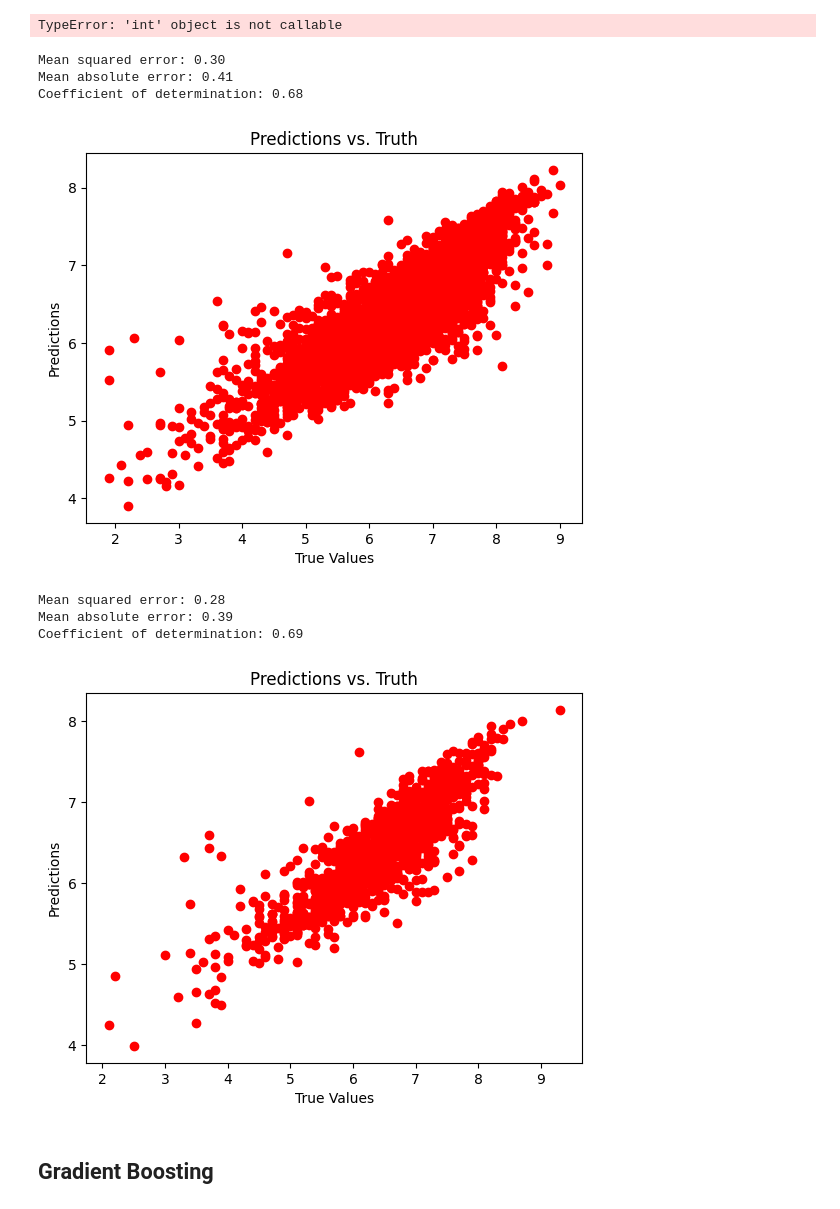
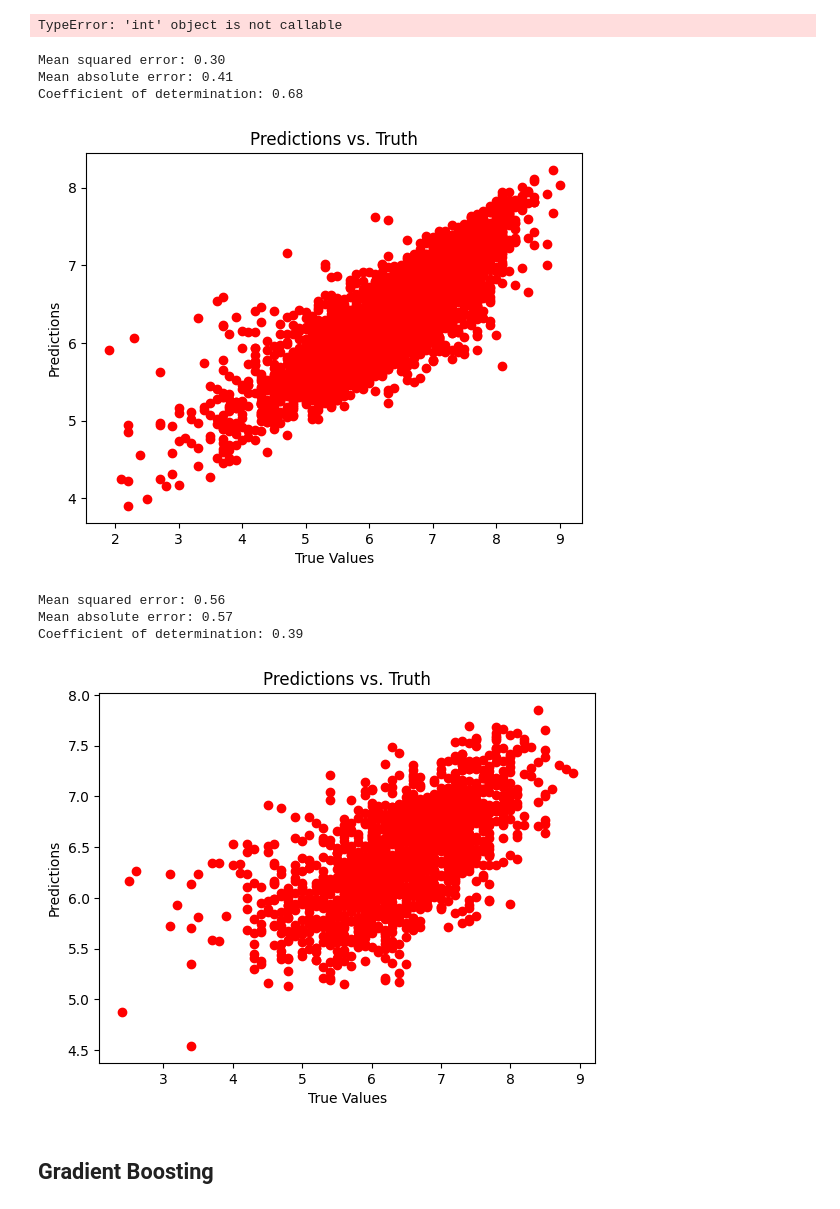
Before and after one commit to KalebJS/cs201r-final-project, a Jupyter notebook: models.ipynb, the cells around one changed output. Drawn from its saved outputs; the diff is of its cells as text; code cells hidden in the pictures.

```diff
--- a/models.ipynb
+++ b/models.ipynb
@@ -174,16 +174,16 @@ for model in forest_models[:10]:
 TypeError: 'int' object is not callable
 # %%
 evaluate(forest_models[0][0][1], X_train, y_train)
-evaluate(forest_models[0][0][1], X_test, y_test)
+evaluate(forest_models[0][0][1], X_test_final, y_test_final)
 # %% [output]
 Mean squared error: 0.30
 Mean absolute error: 0.41
 Coefficient of determination: 0.68
-[figure, old version]
+[figure, new version]
-Mean squared error: 0.28
-Mean absolute error: 0.39
-Coefficient of determination: 0.69
+Mean squared error: 0.56
+Mean absolute error: 0.57
+Coefficient of determination: 0.39
-[figure, old version]
+[figure, new version]
 # %% [markdown]
 ## Gradient Boosting
 # %%
```
Also changed, not shown: parts of 5 cells of this notebook.
